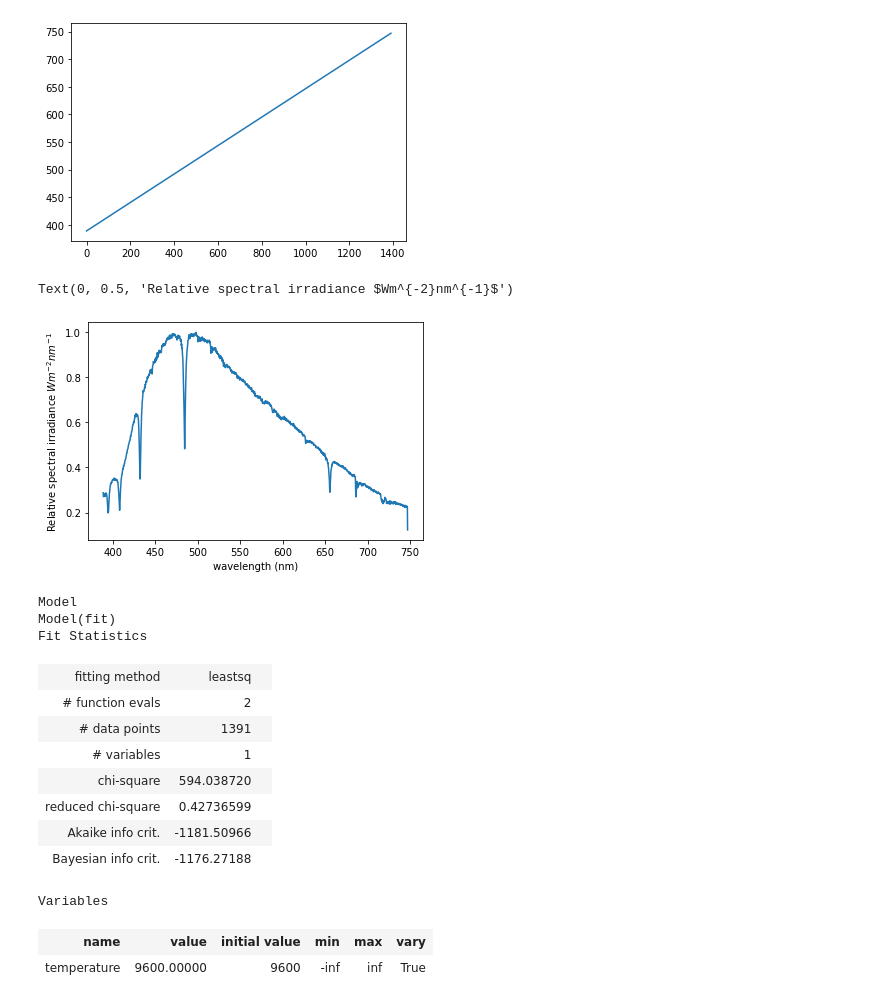
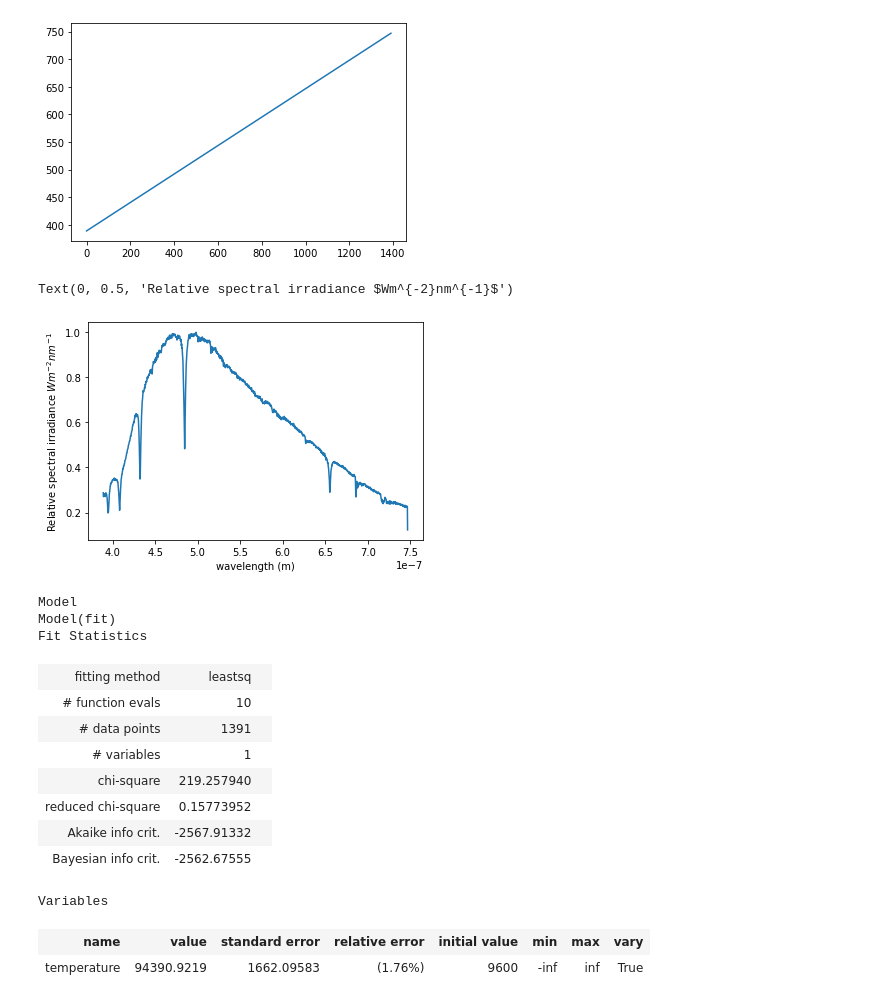
Before and after one commit to Yousousen/solar_physics, a Jupyter notebook: scripts/planckcurven.ipynb, the cells around one changed output. Drawn from its saved outputs; the diff is of its cells as text; code cells hidden in the pictures.

```diff
--- a/scripts/planckcurven.ipynb
+++ b/scripts/planckcurven.ipynb
@@ -109,7 +110,8 @@ plt.plot(wavelengths)
 # %%
 list_wavelengths = []
 for i in wavelengths:
-    list_wavelengths.append(i)
+    k = i / (10**9)
+    list_wavelengths.append(k)
 
 list_vega = []
 for i in vega_sum:
@@ -117,17 +119,20 @@ for i in vega_sum:
     list_vega.append(k)
 # %%
 plt.plot(list_wavelengths, list_vega)
-plt.xlabel('wavelength (nm)')
+plt.xlabel('wavelength (m)')
 plt.ylabel('Relative spectral irradiance $Wm^{-2}nm^{-1}$')
 # %% [output]
 Text(0, 0.5, 'Relative spectral irradiance $Wm^{-2}nm^{-1}$')
-[figure, old version]
+[figure, new version]
 # %%
 from lmfit import models
 import scipy.constants as sc
 import astropy.constants as ac
 
-planck_curve = lambda wavelength, temperature: ( ( ( ac.R_sun / ac.au ) ** 2 )  *  ( 2 * sc.Planck * sc.speed_of_light ** 2 ) / ( (wavelength**5) * ( np.exp( ( sc.Planck * sc.speed_of_light) / ( wavelength * sc.k * temperature ) ) - 1 ) ) )
+R_vega = 1.6 * (10**9)
+d_vega = 25.05 * (9.46*(10**15))
+
+planck_curve = lambda wavelength, temperature: ((R_vega/d_vega)**2)*( 2 * sc.Planck * (sc.speed_of_light ** 2) ) / ( (wavelength**5) * ( np.exp( ( sc.Planck * sc.speed_of_light) / ( wavelength * sc.k * temperature ) ) - 1 ) )
 model_curve = models.Model(planck_curve, name='fit')
 fit = model_curve.fit(list_vega, wavelength=list_wavelengths, temperature=9600)
 fit
@@ -136,16 +141,16 @@ Model
 Model(fit)
 Fit Statistics
 | fitting method | leastsq |  |
-| # function evals | 2 |  |
+| # function evals | 10 |  |
 | # data points | 1391 |  |
 | # variables | 1 |  |
-| chi-square | 594.038720 |  |
-| reduced chi-square | 0.42736599 |  |
-| Akaike info crit. | -1181.50966 |  |
-| Bayesian info crit. | -1176.27188 |  |
+| chi-square | 219.257940 |  |
+| reduced chi-square | 0.15773952 |  |
+| Akaike info crit. | -2567.91332 |  |
+| Bayesian info crit. | -2562.67555 |  |
 Variables
-| name | value | initial value | min | max | vary |
-| temperature | 9600.00000 | 9600 | -inf | inf | True |
+| name | value | standard error | relative error | initial value | min | max | vary |
+| temperature | 94390.9219 | 1662.09583 | (1.76%) | 9600 | -inf | inf | True |
 # %%
 fit.plot()
 # %% [output]
```
Also changed, not shown: parts of 16 cells of this notebook.
